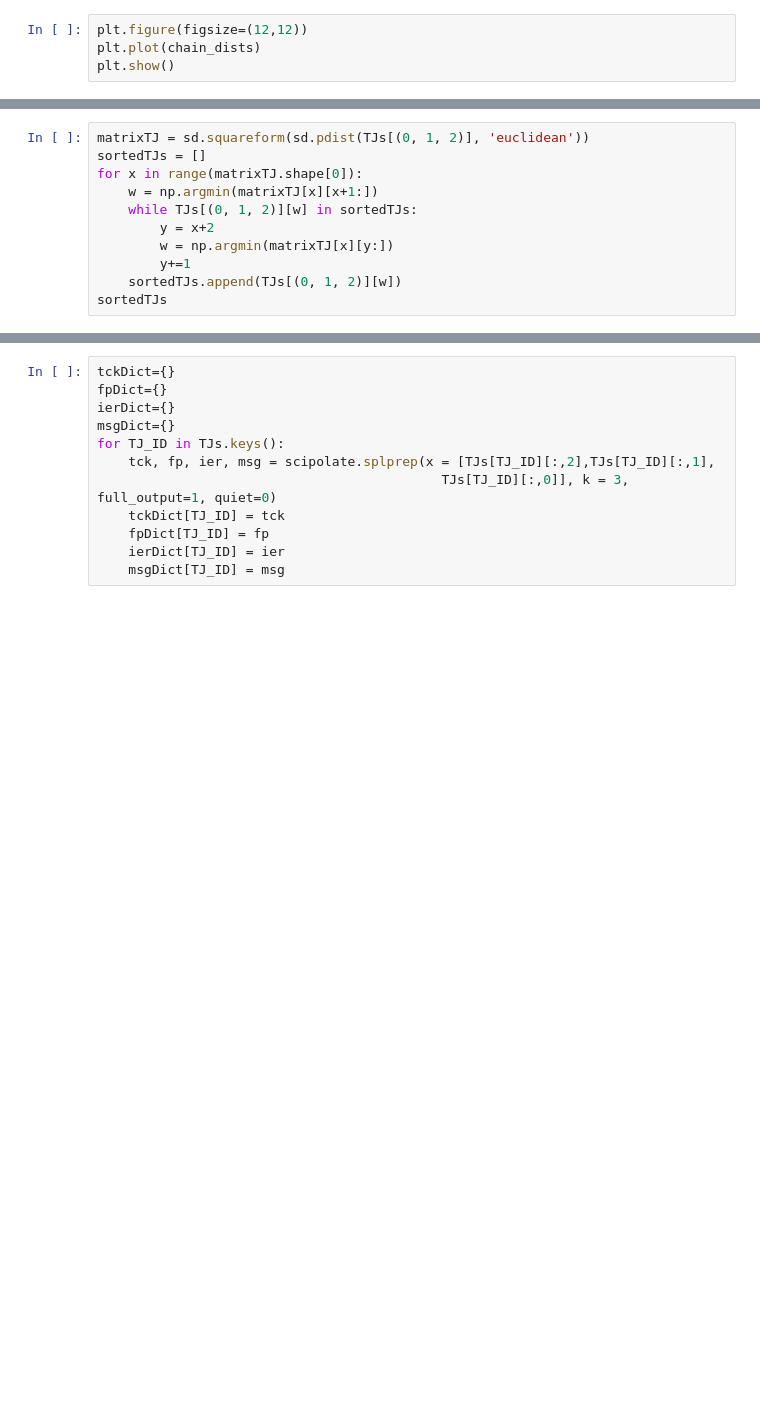
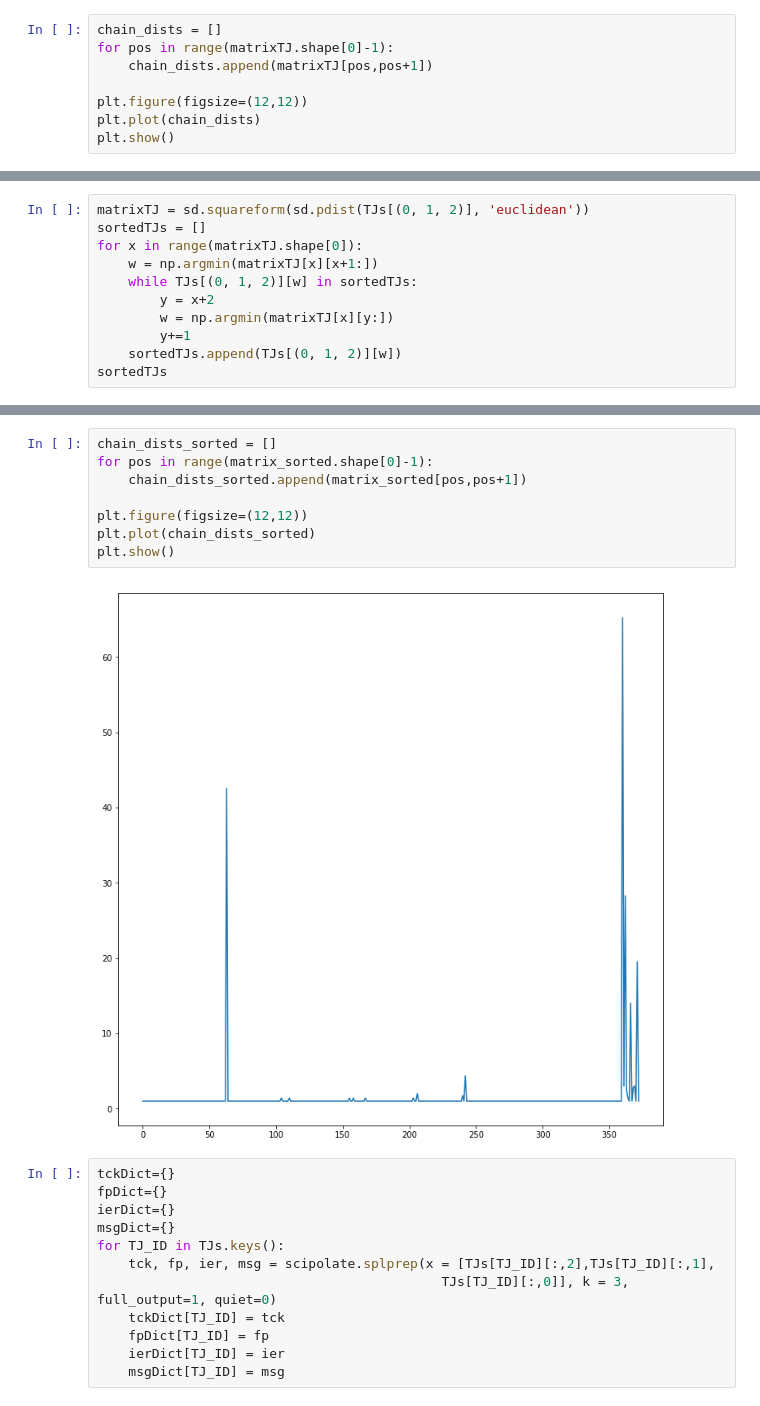
Before and after one commit to amarallab/pyCFI, a Jupyter notebook: notebooks/DEV_anglesJ.ipynb, the cells around one changed output, grey strips where cells are left out. Drawn from its saved outputs; the diff is of its cells as text; blank space fills up the shorter version.

```diff
--- a/notebooks/DEV_anglesJ.ipynb
+++ b/notebooks/DEV_anglesJ.ipynb
@@ -202,6 +212,10 @@ chain_dists = []
 for pos in range(matrixTJ.shape[0]-1):
     chain_dists.append(matrixTJ[pos,pos+1])
 # %%
+chain_dists = []
+for pos in range(matrixTJ.shape[0]-1):
+    chain_dists.append(matrixTJ[pos,pos+1])
+
 plt.figure(figsize=(12,12))
 plt.plot(chain_dists)
 plt.show()
@@ -229,3 +291,13 @@ sortedTJs
+# %%
+chain_dists_sorted = []
+for pos in range(matrix_sorted.shape[0]-1):
+    chain_dists_sorted.append(matrix_sorted[pos,pos+1])
+
+plt.figure(figsize=(12,12))
+plt.plot(chain_dists_sorted)
+plt.show()
+# %% [output]
+[figure, added]
 # %%
 tckDict={}
 fpDict={}
```
Also changed, not shown: parts of 7 cells of this notebook.
